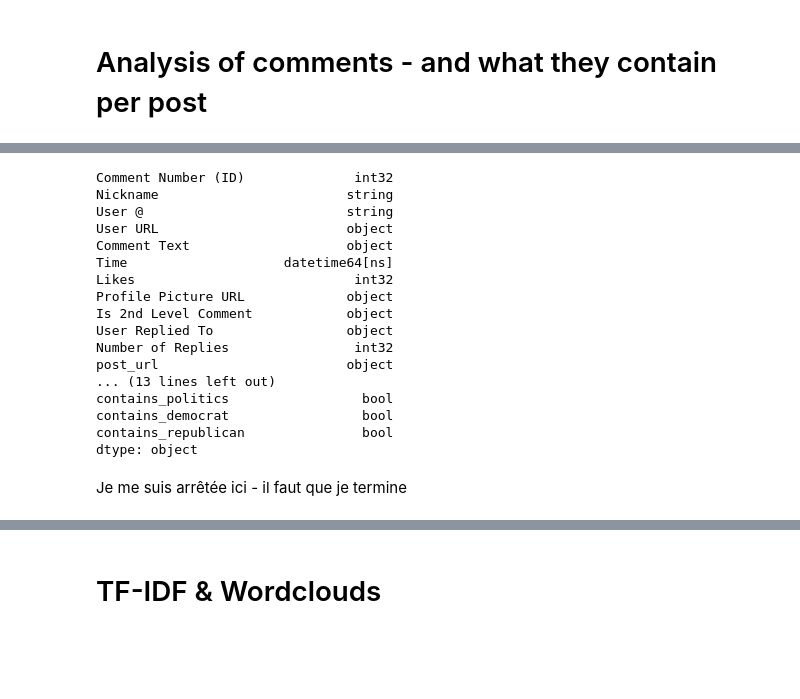
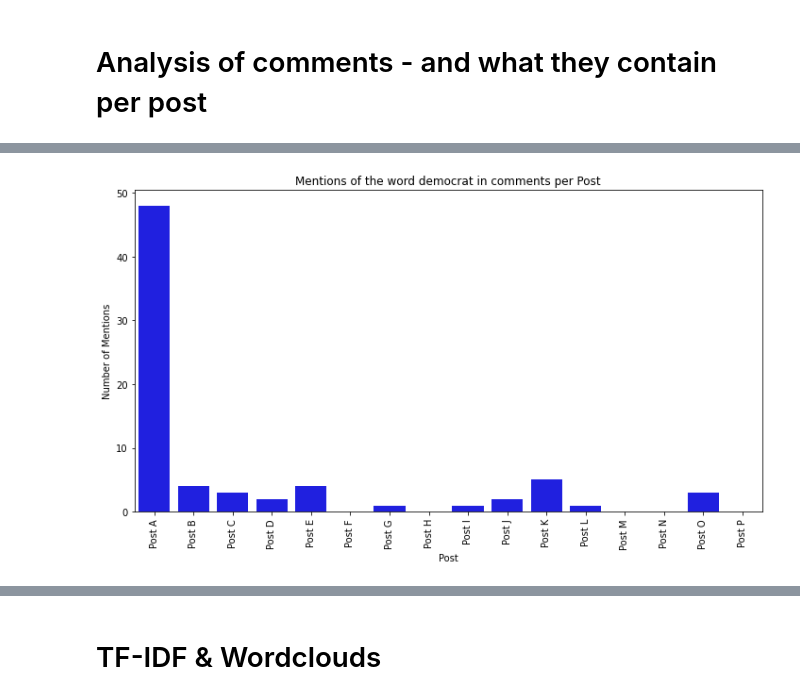
Before and after one commit to pouvoirdasha/sociology_scrapping, a Jupyter notebook: notebooks_stats_finetuning/decriptive_stats_dasha.ipynb, the cells around one changed output, grey strips where cells are left out. Cells and saved outputs as stored; diff of their text form; code cells hidden in the pictures; blank space fills up the shorter version.

```diff
--- a/notebooks_stats_finetuning/decriptive_stats_dasha.ipynb
+++ b/notebooks_stats_finetuning/decriptive_stats_dasha.ipynb
@@ -532,22 +530,20 @@ politics_mentions_per_post.columns = ['post_name', 'mentions']
-# %%
-tiktok.dtypes
-# %% [output]
-Comment Number (ID)              int32
-Nickname                        string
-User @                          string
-User URL                        object
-Comment Text                    object
-Time                    datetime64[ns]
-Likes                            int32
-Profile Picture URL             object
-Is 2nd Level Comment            object
-User Replied To                 object
-Number of Replies                int32
-post_url                        object
-... (13 lines left out)
-contains_politics                 bool
-contains_democrat                 bool
-contains_republican               bool
-dtype: object
-# %% [markdown]
-Je me suis arrêtée ici - il faut que je termine
+# %%
+#mentions of democrat per post
+
+demo_mentions_per_post = tiktok.groupby('post_name')['contains_democrat'].sum().reset_index()
+demo_mentions_per_post.columns = ['post_name', 'mentions']
+plt.figure(figsize=(10,6), facecolor='w')
+sns.barplot(
+    data=demo_mentions_per_post,
+    x='post_name',
+    y='mentions',
+    color='blue'  # Single color for politics
+)
+plt.title('Mentions of the word democrat in comments per Post')
+plt.xlabel('Post')
+plt.ylabel('Number of Mentions')
+plt.xticks(rotation=90)
+plt.tight_layout()
+plt.savefig('../viz/per_post_dem.png',bbox_inches='tight', transparent=False, dpi=300)
+# %% [output]
+[figure, added]
```
Also changed, not shown: parts of 13 cells of this notebook, 1 other file.
